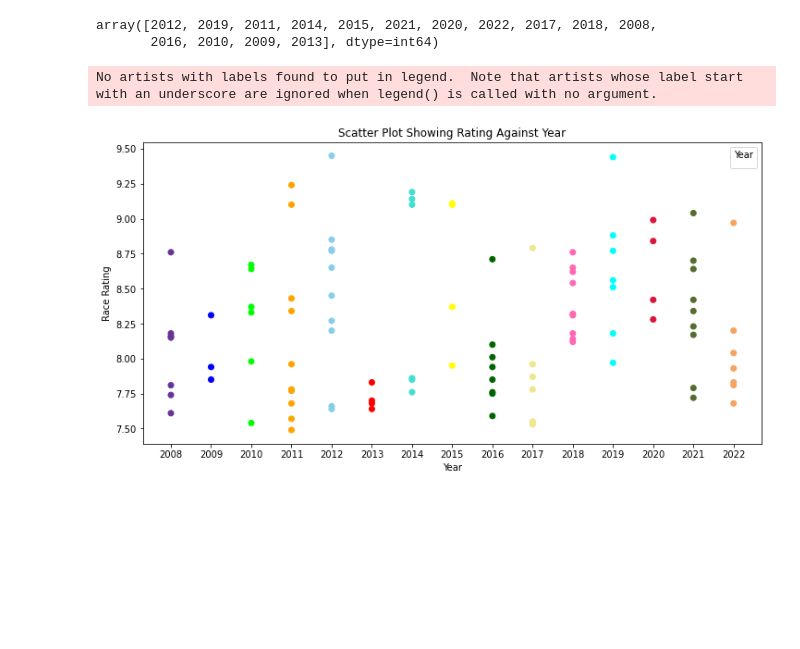
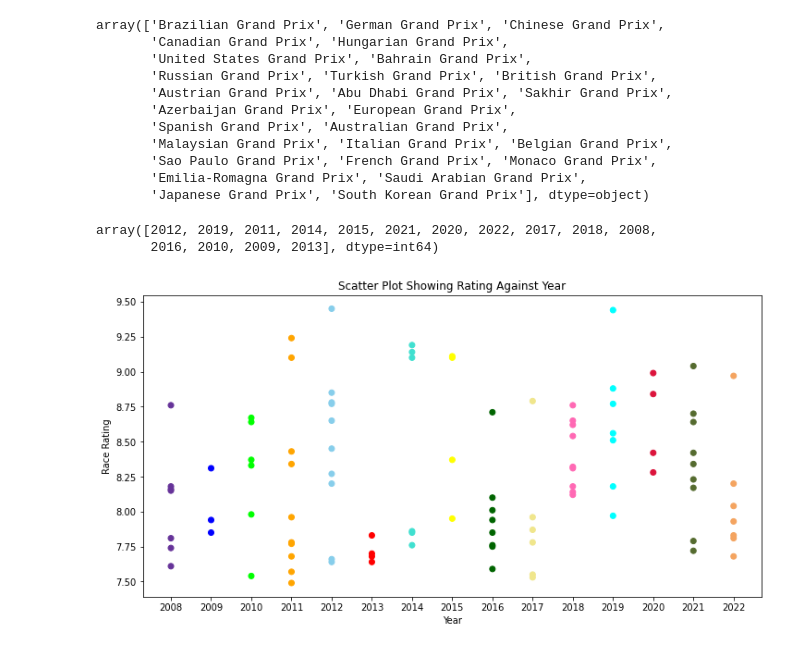
Before and after one commit to jasonhsu8/Formula-1-Project, a Jupyter notebook: start.ipynb, the cells around one changed output. Saved outputs shown, nothing was run; the diff lists cells and outputs as text; code cells hidden in the pictures; blank space fills up the shorter version.

```diff
--- a/start.ipynb
+++ b/start.ipynb
@@ -22,10 +37,35 @@ top_100 = pd.read_csv(f'{dataset_folder_path}{"top_100_races_f1.csv"}')
+# %%
+top_100['name'].unique()
+# %% [output]
+array(['Brazilian Grand Prix', 'German Grand Prix', 'Chinese Grand Prix',
+       'Canadian Grand Prix', 'Hungarian Grand Prix',
+       'United States Grand Prix', 'Bahrain Grand Prix',
+       'Russian Grand Prix', 'Turkish Grand Prix', 'British Grand Prix',
+       'Austrian Grand Prix', 'Abu Dhabi Grand Prix', 'Sakhir Grand Prix',
+       'Azerbaijan Grand Prix', 'European Grand Prix',
+       'Spanish Grand Prix', 'Australian Grand Prix',
+       'Malaysian Grand Prix', 'Italian Grand Prix', 'Belgian Grand Prix',
+       'Sao Paulo Grand Prix', 'French Grand Prix', 'Monaco Grand Prix',
+       'Emilia-Romagna Grand Prix', 'Saudi Arabian Grand Prix',
+       'Japanese Grand Prix', 'South Korean Grand Prix'], dtype=object)
 # %%
 top_100['year'].unique()
 # %% [output]
 array([2012, 2019, 2011, 2014, 2015, 2021, 2020, 2022, 2017, 2018, 2008,
        2016, 2010, 2009, 2013], dtype=int64)
+# %%
+type_top_100 = {
+    "Ranking": str,
+    "raceId": int,
+    "circuitId": int,
+    "name": str,
+    "rating": float,
+    "year": int
+}
+top_100 = top_100.astype(type_top_100, errors="ignore")
+top_100.dropna(how="any", inplace=True)
 # %%
-map_colors={
+year_colors={
     2008: 'rebeccapurple',
     2009: 'blue',
     2010: 'lime',
@@ -43,14 +83,13 @@ map_colors={
     2022: 'sandybrown'
 }
 # %%
+#Scatter plot rating vs year
 plt.figure(figsize=(12,6))
 plt.scatter(x=top_100['year'], y=top_100['rating'], color=[year_colors[year] for year in top_100["year"]])
 plt.title("Scatter Plot Showing Rating Against Year")
 plt.xlabel("Year")
 plt.ylabel("Race Rating")
 plt.xticks(top_100['year'].unique())
-plt.legend(title='Year')
 plt.show()
 # %% [output]
-No artists with labels found to put in legend.  Note that artists whose label start with an underscore are ignored when legend() is called with no argument.
-[figure, old version]
+[figure, new version]
```
Also changed, not shown: parts of 3 cells of this notebook.
